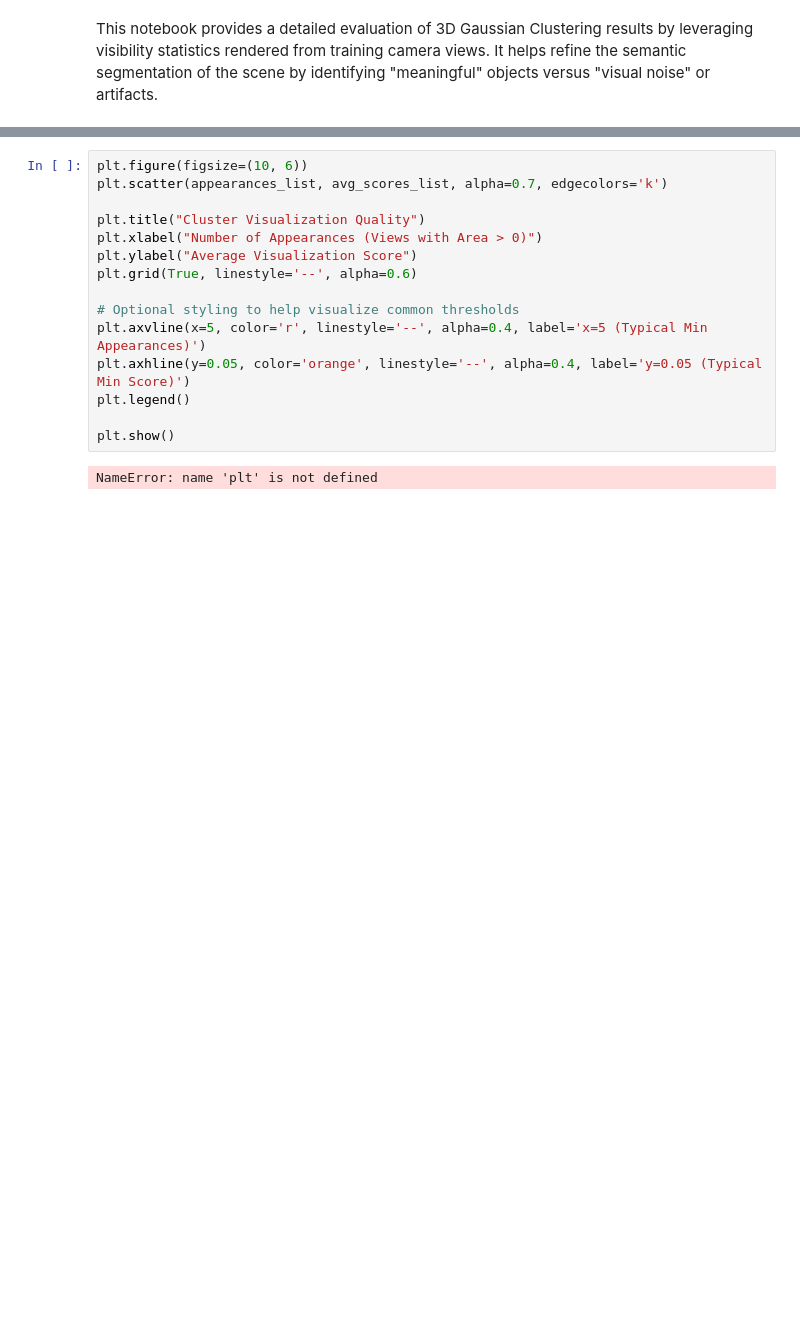
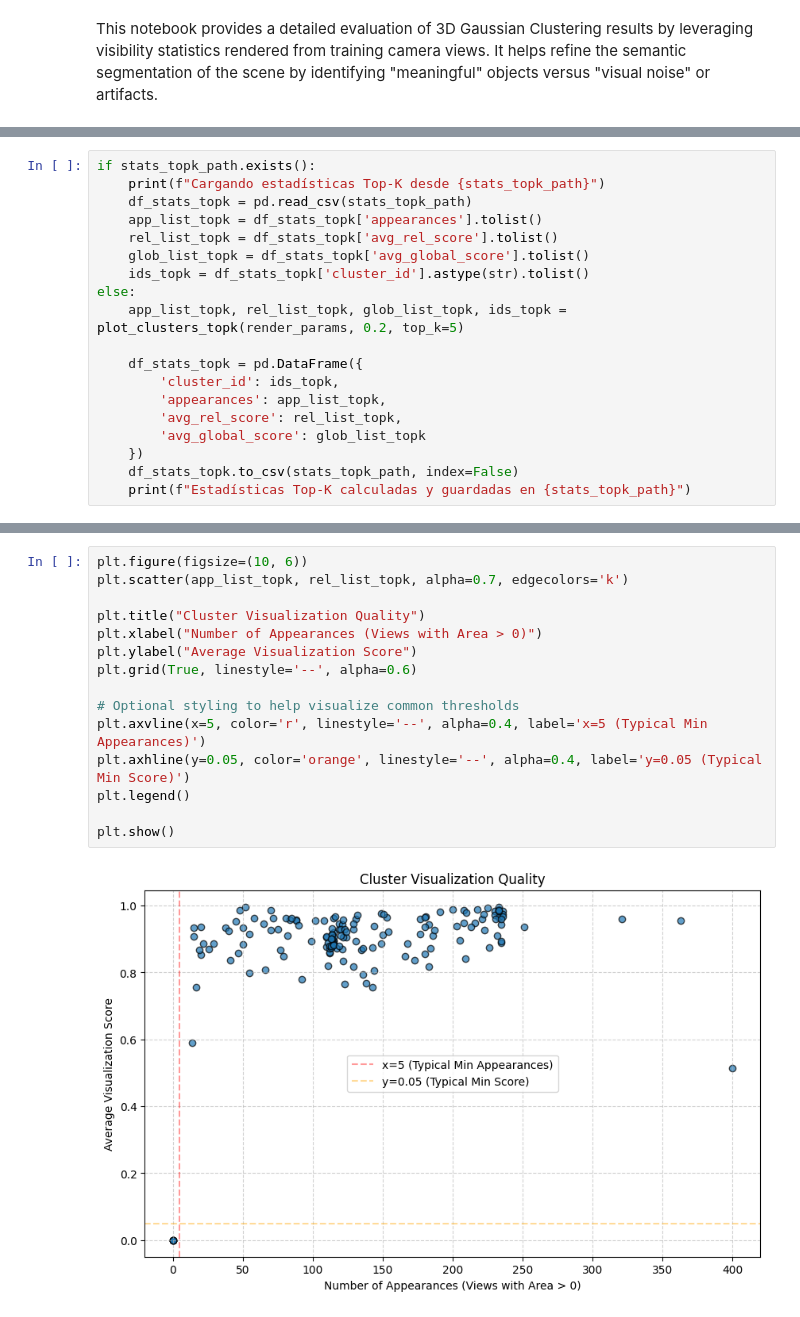
Before and after one commit to jrgserrano/semantic-gaussians, a Jupyter notebook: opensplat3d/jupyter/cluster.ipynb, the cells around one changed output, grey strips where cells are left out. Cells and saved outputs as stored; diff of their text form; blank space fills up the shorter version.

```diff
--- a/opensplat3d/jupyter/cluster.ipynb
+++ b/opensplat3d/jupyter/cluster.ipynb
@@ -96,0 +192,19 @@ appearances_list, avg_scores_list, cluster_ids = plot_clusters(render_params,0.2
+# %%
+if stats_topk_path.exists():
+    print(f"Cargando estadísticas Top-K desde {stats_topk_path}")
+    df_stats_topk = pd.read_csv(stats_topk_path)
+    app_list_topk = df_stats_topk['appearances'].tolist()
+    rel_list_topk = df_stats_topk['avg_rel_score'].tolist()
+    glob_list_topk = df_stats_topk['avg_global_score'].tolist()
+    ids_topk = df_stats_topk['cluster_id'].astype(str).tolist()
+else:
+    app_list_topk, rel_list_topk, glob_list_topk, ids_topk = plot_clusters_topk(render_params, 0.2, top_k=5)
+
+    df_stats_topk = pd.DataFrame({
+        'cluster_id': ids_topk,
+        'appearances': app_list_topk,
+        'avg_rel_score': rel_list_topk,
+        'avg_global_score': glob_list_topk
+    })
+    df_stats_topk.to_csv(stats_topk_path, index=False)
+    print(f"Estadísticas Top-K calculadas y guardadas en {stats_topk_path}")
@@ -97,17 +338,17 @@ appearances_list, avg_scores_list, cluster_ids = plot_clusters(render_params,0.2
 # %%
 plt.figure(figsize=(10, 6))
-plt.scatter(appearances_list, avg_scores_list, alpha=0.7, edgecolors='k')
+plt.scatter(app_list_topk, rel_list_topk, alpha=0.7, edgecolors='k')
 
 plt.title("Cluster Visualization Quality")
 plt.xlabel("Number of Appearances (Views with Area > 0)")
 plt.ylabel("Average Visualization Score")
 plt.grid(True, linestyle='--', alpha=0.6)
 
 # Optional styling to help visualize common thresholds
 plt.axvline(x=5, color='r', linestyle='--', alpha=0.4, label='x=5 (Typical Min Appearances)')
 plt.axhline(y=0.05, color='orange', linestyle='--', alpha=0.4, label='y=0.05 (Typical Min Score)')
 plt.legend()
 
 plt.show()
 # %% [output]
-NameError: name 'plt' is not defined
+[figure, added]
```
Also changed, not shown: parts of 14 cells of this notebook, 51 other files.
